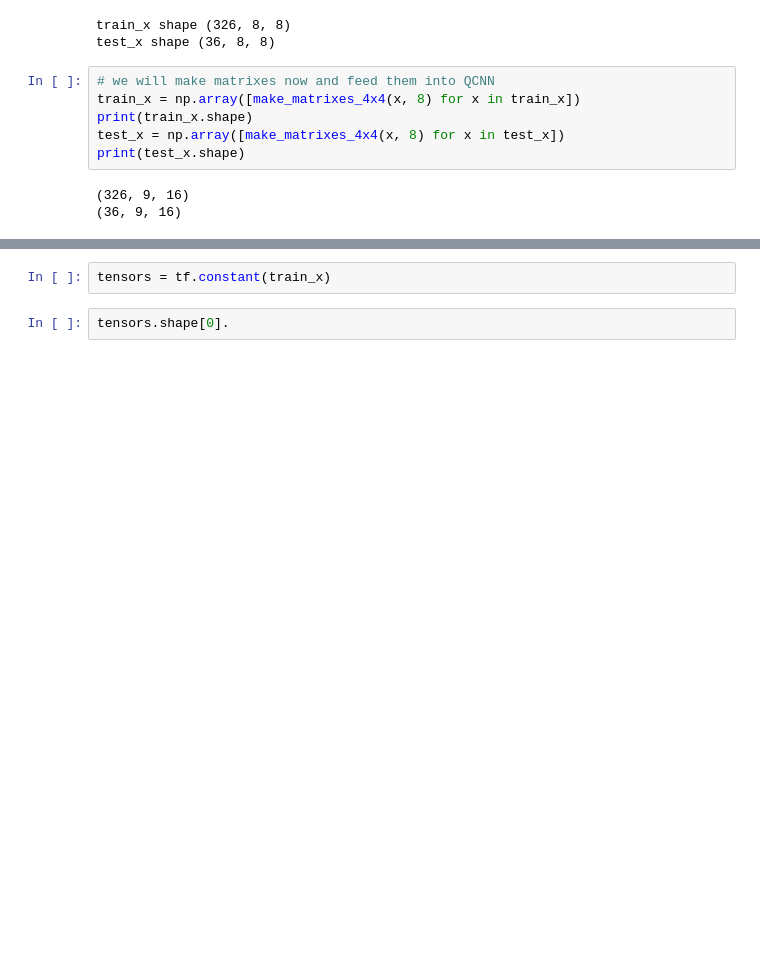
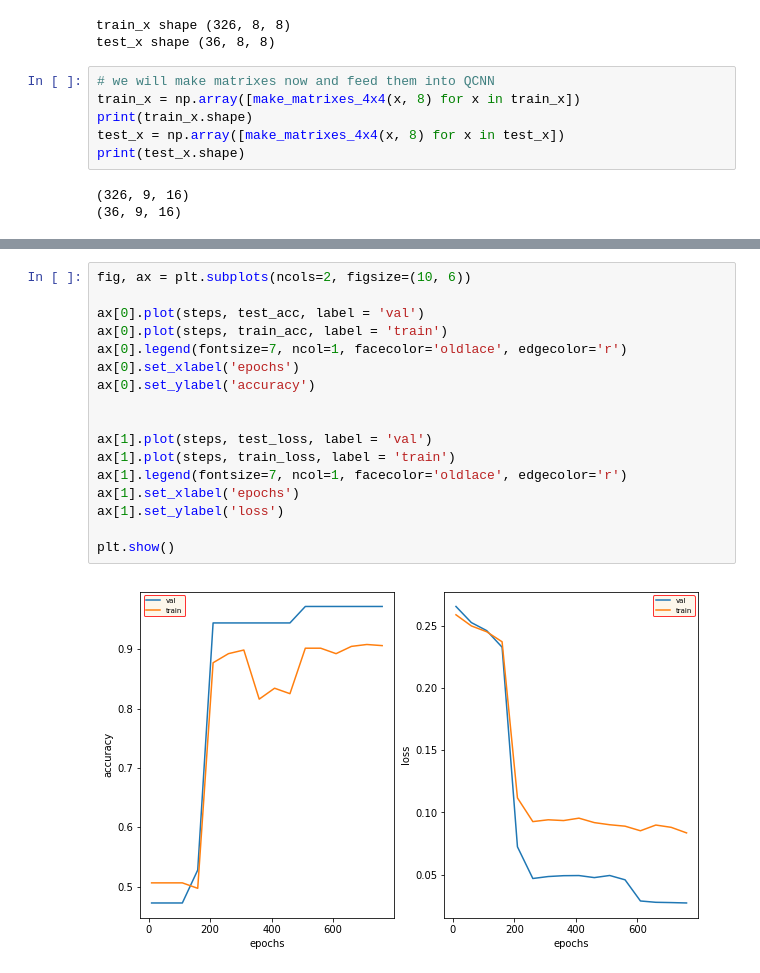
Before and after one commit to Kasymkhankhubiyev/Quatum_ML, a Jupyter notebook: GPU/QML.ipynb, the cells around one changed output, grey strips where cells are left out. Drawn from its saved outputs; the diff is of its cells as text; blank space fills up the shorter version.

```diff
--- a/GPU/QML.ipynb
+++ b/GPU/QML.ipynb
@@ -365,4 +379,19 @@ InvalidArgumentError: TensorArray dtype is double but Op is trying to write dtyp
-# %%
-tensors = tf.constant(train_x)
-# %%
-tensors.shape[0].
+# %%
+fig, ax = plt.subplots(ncols=2, figsize=(10, 6))
+
+ax[0].plot(steps, test_acc, label = 'val')
+ax[0].plot(steps, train_acc, label = 'train')
+ax[0].legend(fontsize=7, ncol=1, facecolor='oldlace', edgecolor='r')
+ax[0].set_xlabel('epochs')
+ax[0].set_ylabel('accuracy')
+
+
+ax[1].plot(steps, test_loss, label = 'val')
+ax[1].plot(steps, train_loss, label = 'train')
+ax[1].legend(fontsize=7, ncol=1, facecolor='oldlace', edgecolor='r')
+ax[1].set_xlabel('epochs')
+ax[1].set_ylabel('loss')
+
+plt.show()
+# %% [output]
+[figure, added]
```
Also changed, not shown: parts of 22 cells of this notebook.
